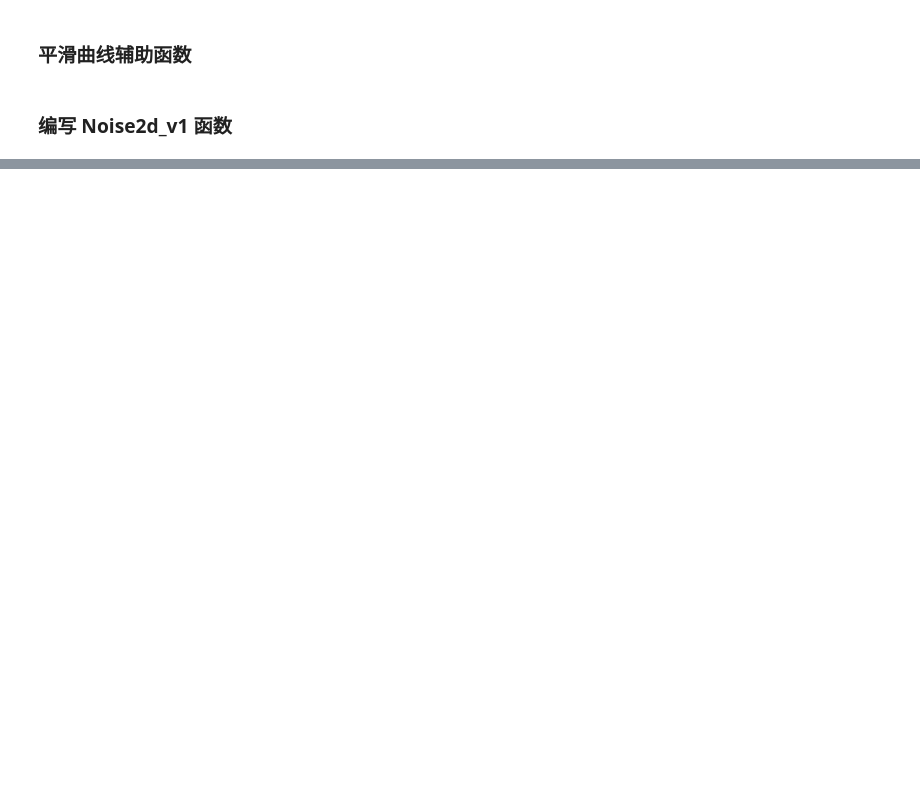
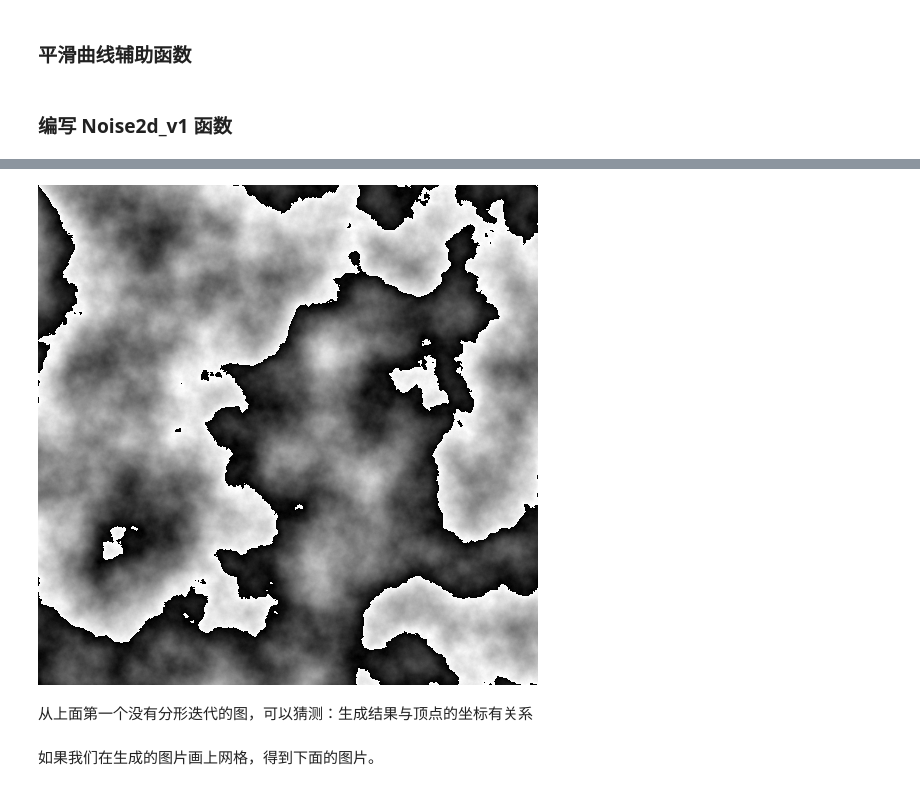
Before and after one commit to yidafu/Perlin-Noise, a Jupyter notebook: Perlin Noise.ipynb, the cells around one changed output, grey strips where cells are left out. Saved outputs shown, nothing was run; the diff lists cells and outputs as text; code cells hidden in the pictures; blank space fills up the shorter version.

```diff
--- a/Perlin Noise.ipynb
+++ b/Perlin Noise.ipynb
@@ -259,0 +338,35 @@ image_v1
+# %%
+val height= 500
+val width = 500
+val image_v3 = BufferedImage(width, height, BufferedImage.TYPE_INT_ARGB)
+for (y in 0 until height) {
+    for (x in 0 until width) {
+        var n = 0.0;
+        var  a = 1.0;
+        // 这里限制只取 0~2.5格
+        var  f = 0.005;
+        for(o in 0..8) {
+           var v = a * Noise2d_v1(x * f, y * f);
+            n += v;
+
+            a *= 0.5;
+            f *= 2.0;
+        }
+
+        n += 1.0;
+        n *= 0.5;
+
+        var value = Math.round(255 * n);
+        val grayValue = value.toInt() * 2 and 255
+        // 设置像素的颜色
+        image_v3.setRGB(x, y, Color(grayValue, grayValue, grayValue).rgb)
+    }
+}
+
+image_v3
+# %% [output]
+[figure, added]
+# %% [markdown]
+从上面第一个没有分形迭代的图，可以猜测：生成结果与顶点的坐标有关系
+# %% [markdown]
+如果我们在生成的图片画上网格，得到下面的图片。
```
Also changed, not shown: parts of 15 cells of this notebook, 3 other files.
